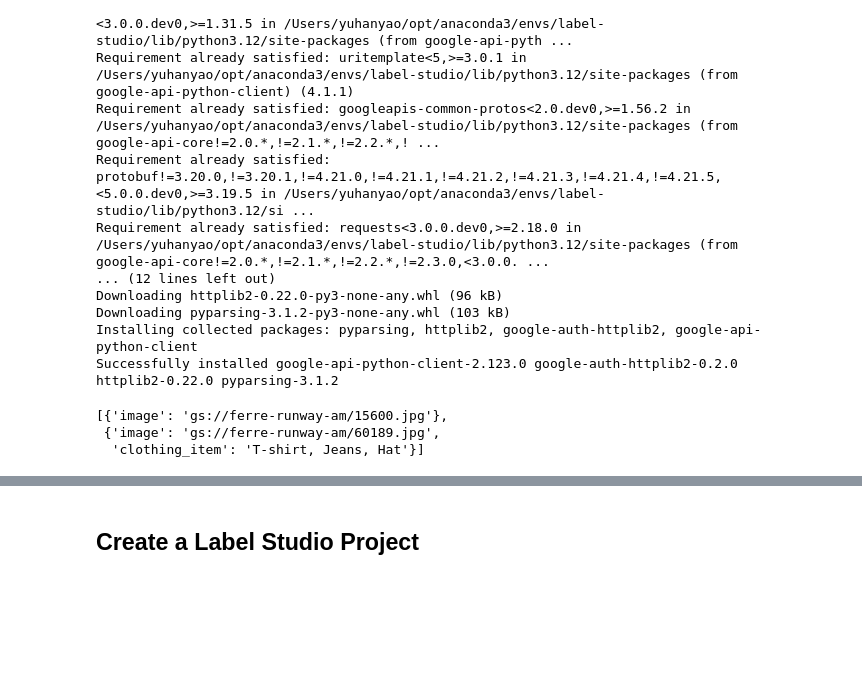
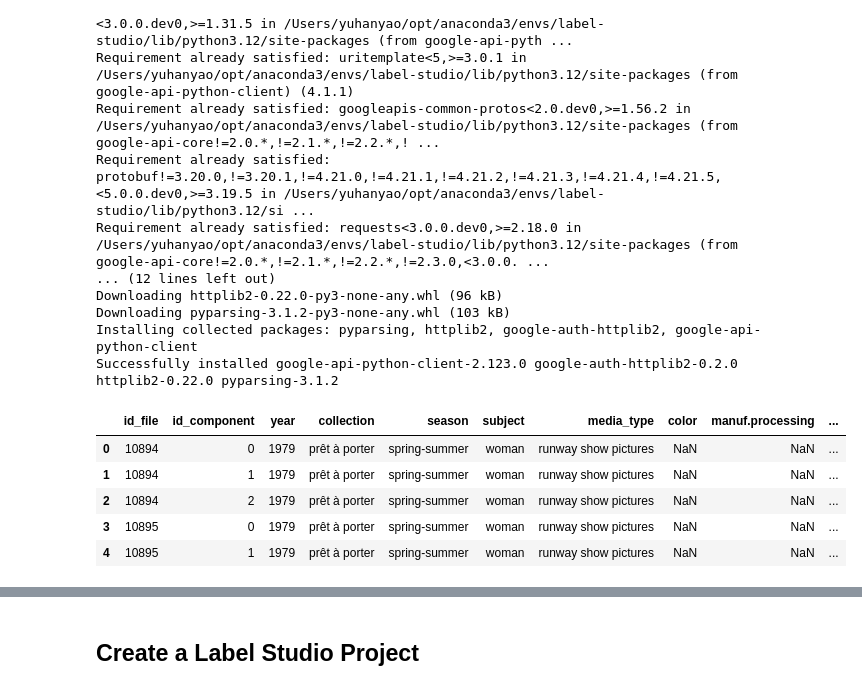
Before and after one commit to AlisonYao/label-studio-customed-ml-backend, a Jupyter notebook: label_studio_sdk/annotate_data_from_gcs.ipynb, the cells around one changed output, grey strips where cells are left out. Cells and saved outputs as stored; diff of their text form; code cells hidden in the pictures; blank space fills up the shorter version.

Commit message:
Show csv info on labeling interface

```diff
--- a/label_studio_sdk/annotate_data_from_gcs.ipynb
+++ b/label_studio_sdk/annotate_data_from_gcs.ipynb
@@ -55,6 +43,11 @@ for blob in bucket.list_blobs():
-# %%
-tasks
-# %% [output]
-[{'image': 'gs://ferre-runway-am/15600.jpg'},
- {'image': 'gs://ferre-runway-am/60189.jpg',
-  'clothing_item': 'T-shirt, Jeans, Hat'}]
+# %%
+import pandas as pd
+papam = pd.read_csv("../PaPAM_eng.csv")
+papam.head()
+# %% [output]
+|  | id_file | id_component | year | collection | season | subject | media_type | color | manuf.processing | ... |
+| 0 | 10894 | 0 | 1979 | prêt à porter | spring-summer | woman | runway show pictures | NaN | NaN | ... |
+| 1 | 10894 | 1 | 1979 | prêt à porter | spring-summer | woman | runway show pictures | NaN | NaN | ... |
+| 2 | 10894 | 2 | 1979 | prêt à porter | spring-summer | woman | runway show pictures | NaN | NaN | ... |
+| 3 | 10895 | 0 | 1979 | prêt à porter | spring-summer | woman | runway show pictures | NaN | NaN | ... |
+| 4 | 10895 | 1 | 1979 | prêt à porter | spring-summer | woman | runway show pictures | NaN | NaN | ... |
```
Also changed, not shown: parts of 7 cells of this notebook, 1 other file.
